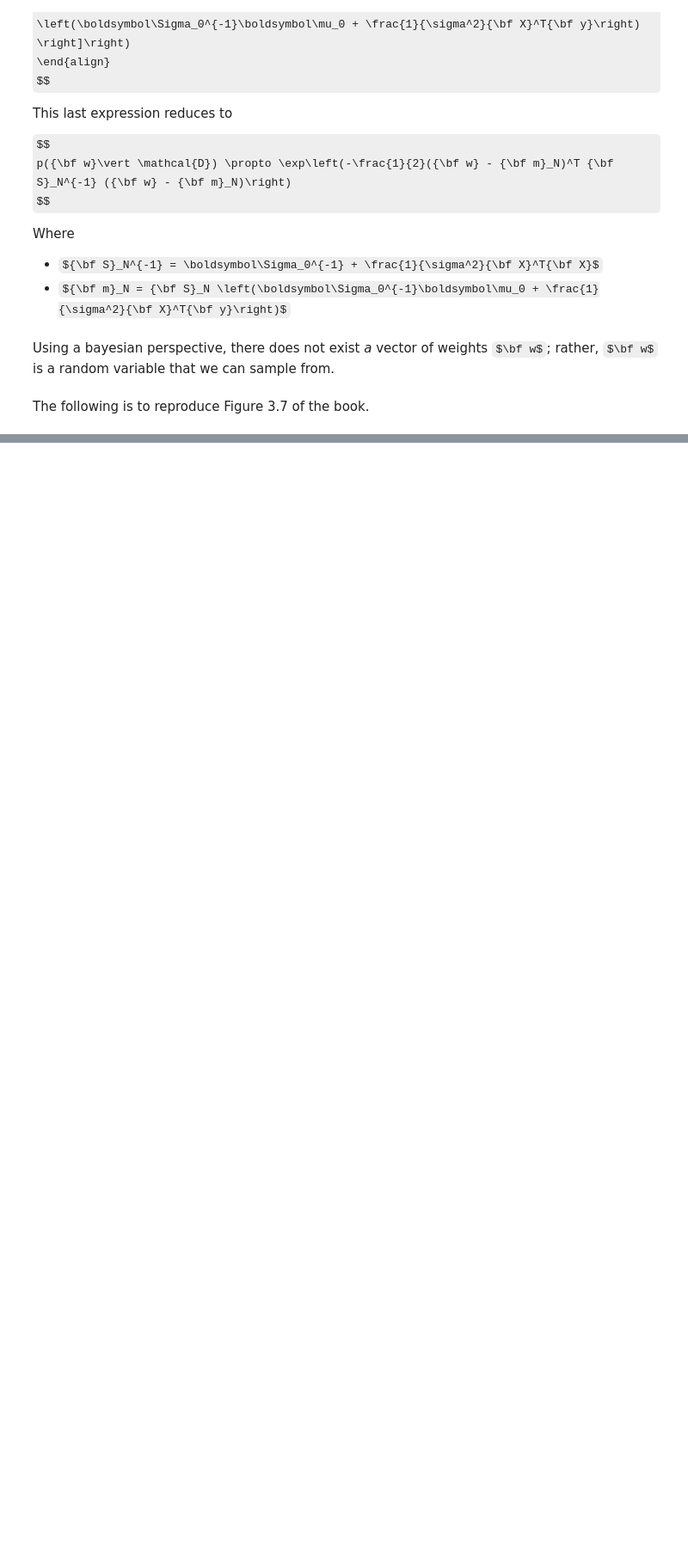
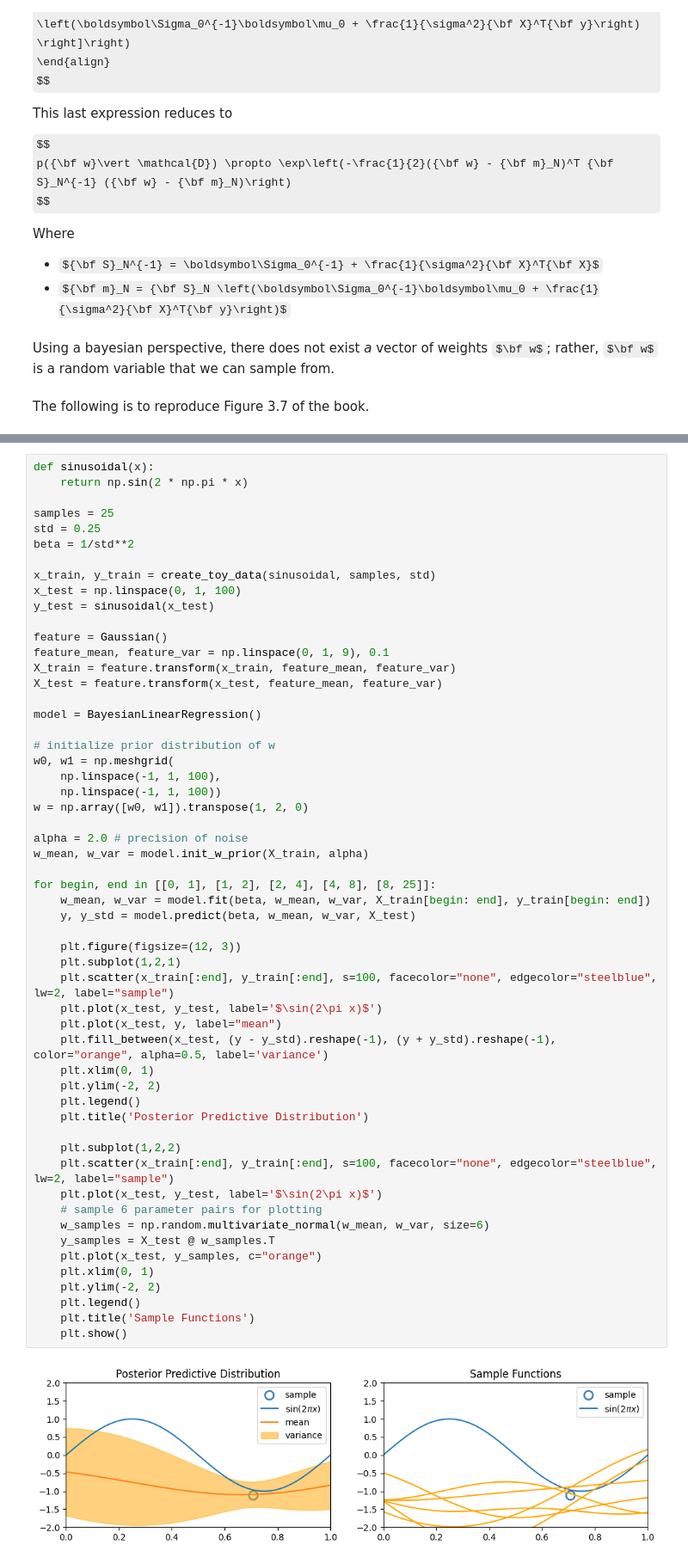
Before and after one commit to YangyangFu/mlax, a Jupyter notebook: 1-bayesian-linear-regression.ipynb, the cells around one changed output, grey strips where cells are left out. Shown: that part at 86% size. Saved outputs shown, nothing was run; the diff lists cells and outputs as text; some formulas as TeX source; blank space fills up the shorter version.

Commit message:
update bayesian regression

```diff
--- a/1-bayesian-linear-regression.ipynb
+++ b/1-bayesian-linear-regression.ipynb
@@ -264,0 +174,57 @@ plt.tight_layout()
+# %%
+def sinusoidal(x):
+    return np.sin(2 * np.pi * x)
+
+samples = 25
+std = 0.25
+beta = 1/std**2
+
+x_train, y_train = create_toy_data(sinusoidal, samples, std)
+x_test = np.linspace(0, 1, 100)
+y_test = sinusoidal(x_test)
+
+feature = Gaussian()
+feature_mean, feature_var = np.linspace(0, 1, 9), 0.1
+X_train = feature.transform(x_train, feature_mean, feature_var)
+X_test = feature.transform(x_test, feature_mean, feature_var)
+
+model = BayesianLinearRegression()
+
+# initialize prior distribution of w
+w0, w1 = np.meshgrid(
+    np.linspace(-1, 1, 100),
+    np.linspace(-1, 1, 100))
+w = np.array([w0, w1]).transpose(1, 2, 0)
+
+alpha = 2.0 # precision of noise
+w_mean, w_var = model.init_w_prior(X_train, alpha)
+
+for begin, end in [[0, 1], [1, 2], [2, 4], [4, 8], [8, 25]]:
+    w_mean, w_var = model.fit(beta, w_mean, w_var, X_train[begin: end], y_train[begin: end])
+    y, y_std = model.predict(beta, w_mean, w_var, X_test)
+
+    plt.figure(figsize=(12, 3))
+    plt.subplot(1,2,1)
+    plt.scatter(x_train[:end], y_train[:end], s=100, facecolor="none", edgecolor="steelblue", lw=2, label="sample")
+    plt.plot(x_test, y_test, label='$\sin(2\pi x)$')
+    plt.plot(x_test, y, label="mean")
+    plt.fill_between(x_test, (y - y_std).reshape(-1), (y + y_std).reshape(-1), color="orange", alpha=0.5, label='variance')
+    plt.xlim(0, 1)
+    plt.ylim(-2, 2)
+    plt.legend()
+    plt.title('Posterior Predictive Distribution')
+
+    plt.subplot(1,2,2)
+    plt.scatter(x_train[:end], y_train[:end], s=100, facecolor="none", edgecolor="steelblue", lw=2, label="sample")
+    plt.plot(x_test, y_test, label='$\sin(2\pi x)$')
+    # sample 6 parameter pairs for plotting
+    w_samples = np.random.multivariate_normal(w_mean, w_var, size=6)
+    y_samples = X_test @ w_samples.T
+    plt.plot(x_test, y_samples, c="orange")
+    plt.xlim(0, 1)
+    plt.ylim(-2, 2)
+    plt.legend()
+    plt.title('Sample Functions')
+    plt.show()
+# %% [output]
+[figure, added]
```
Also changed, not shown: parts of 8 cells of this notebook, 3 other files.
